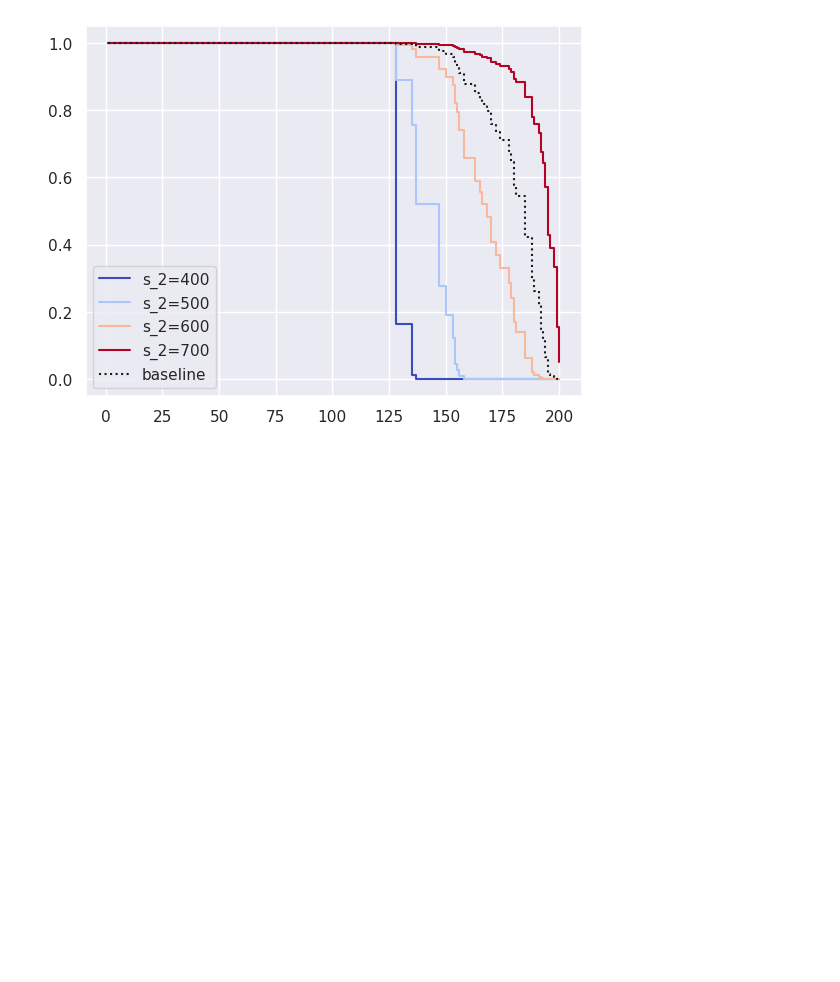
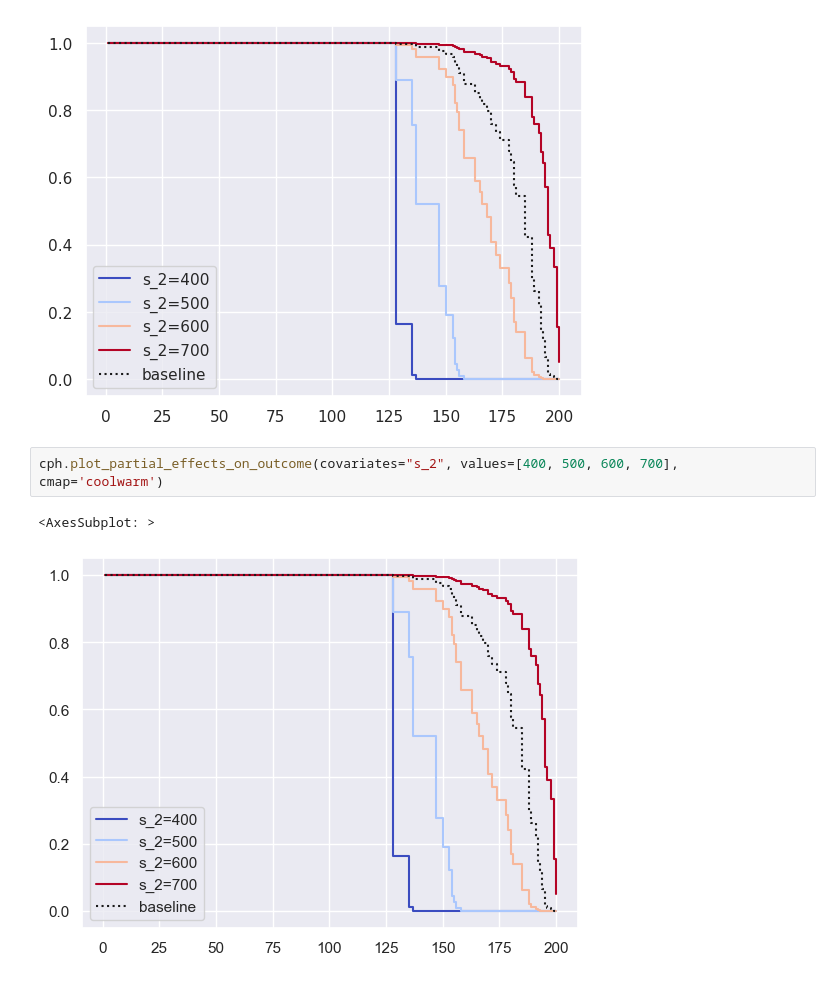
Before and after one commit to xxl4tomxu98/NASA-Jet-Engine-Maintenance, a Jupyter notebook: Survival Analysis/survival.ipynb, the cells around one changed output. Saved outputs shown, nothing was run; the diff lists cells and outputs as text; blank space fills up the shorter version.

```diff
--- a/Survival Analysis/survival.ipynb
+++ b/Survival Analysis/survival.ipynb
@@ -353,6 +369,11 @@ Convergence failed. See any warning messages.
   warnings.warn(dedent(warning_text), ConvergenceWarning)
 <AxesSubplot:>
 [figure]
+# %%
+cph.plot_partial_effects_on_outcome(covariates="s_2", values=[400, 500, 600, 700], cmap='coolwarm')
+# %% [output]
+<AxesSubplot: >
+[figure, added]
 # %%
 aft = WeibullAFTFitter()
 train_cols1 = ['time_cycles'] + remaining_sensors + ['breakdown']
```
Also changed, not shown: parts of 6 cells of this notebook.
